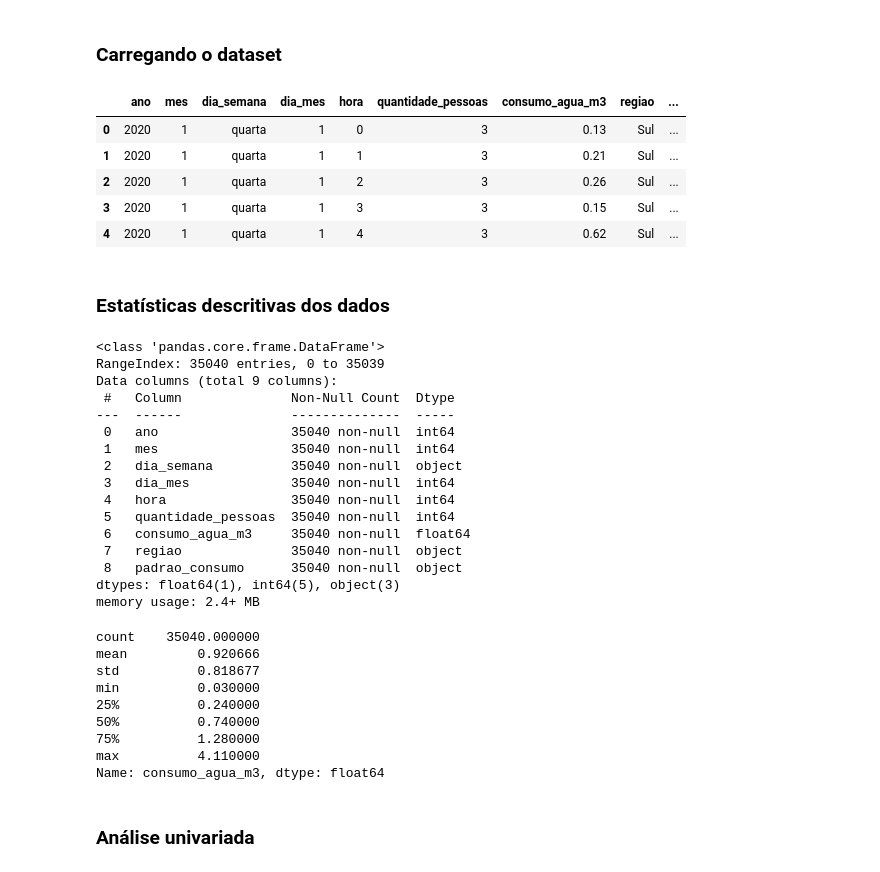
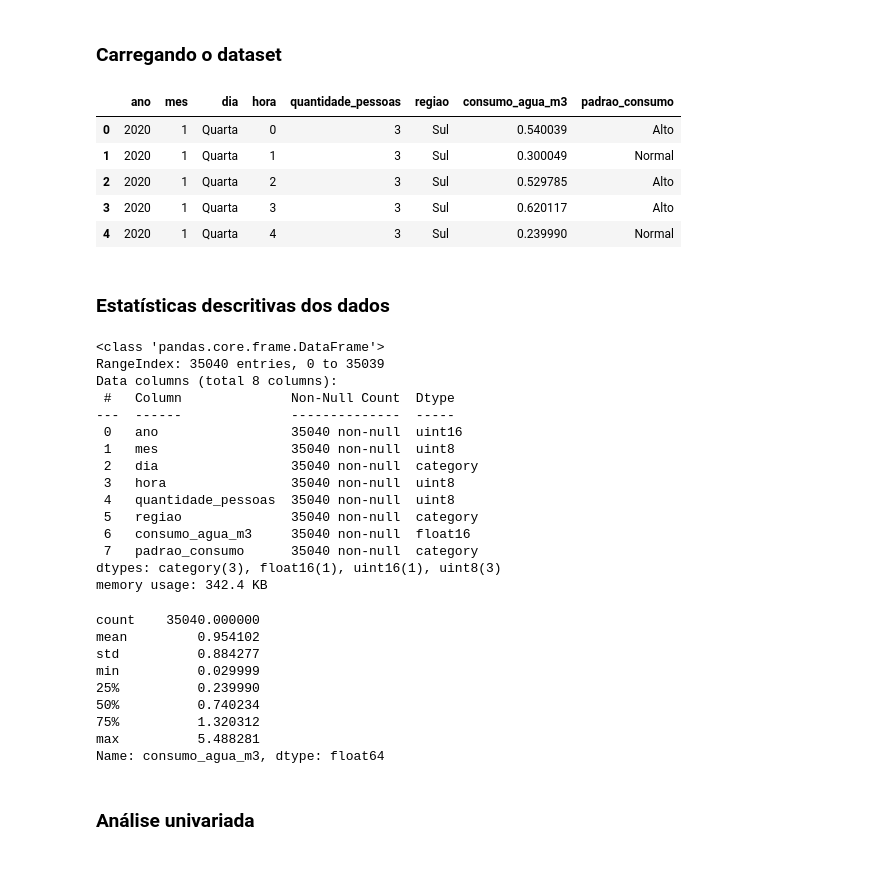
Before and after one commit to matheusssilva991/hackathon-cepedi, a Jupyter notebook: src/aed.ipynb, the cells around one changed output. Drawn from its saved outputs; the diff is of its cells as text; code cells hidden in the pictures.

```diff
--- a/src/aed.ipynb
+++ b/src/aed.ipynb
@@ -8,49 +7,48 @@ import numpy as np
 # %% [markdown]
 ### Carregando o dataset
 # %%
-path = "../data/dados_consumo_agua.csv"
+path = "../data/dados_consumo_agua.pkl"
 
-df_dados_agua = pd.read_csv(path, sep = ",")
-df_dados_agua.head()
+df = pd.read_pickle(path)
+df.head()
 # %% [output]
-|  | ano | mes | dia_semana | dia_mes | hora | quantidade_pessoas | consumo_agua_m3 | regiao | ... |
-| 0 | 2020 | 1 | quarta | 1 | 0 | 3 | 0.13 | Sul | ... |
-| 1 | 2020 | 1 | quarta | 1 | 1 | 3 | 0.21 | Sul | ... |
-| 2 | 2020 | 1 | quarta | 1 | 2 | 3 | 0.26 | Sul | ... |
-| 3 | 2020 | 1 | quarta | 1 | 3 | 3 | 0.15 | Sul | ... |
-| 4 | 2020 | 1 | quarta | 1 | 4 | 3 | 0.62 | Sul | ... |
+|  | ano | mes | dia | hora | quantidade_pessoas | regiao | consumo_agua_m3 | padrao_consumo |
+| 0 | 2020 | 1 | Quarta | 0 | 3 | Sul | 0.540039 | Alto |
+| 1 | 2020 | 1 | Quarta | 1 | 3 | Sul | 0.300049 | Normal |
+| 2 | 2020 | 1 | Quarta | 2 | 3 | Sul | 0.529785 | Alto |
+| 3 | 2020 | 1 | Quarta | 3 | 3 | Sul | 0.620117 | Alto |
+| 4 | 2020 | 1 | Quarta | 4 | 3 | Sul | 0.239990 | Normal |
 # %% [markdown]
 ### Estatísticas descritivas dos dados
 # %%
-df_dados_agua.info()
+df.info()
 # %% [output]
 <class 'pandas.core.frame.DataFrame'>
 RangeIndex: 35040 entries, 0 to 35039
-Data columns (total 9 columns):
+Data columns (total 8 columns):
  #   Column              Non-Null Count  Dtype
 ---  ------              --------------  -----
- 0   ano                 35040 non-null  int64
- 1   mes                 35040 non-null  int64
- 2   dia_semana          35040 non-null  object
- 3   dia_mes             35040 non-null  int64
- 4   hora                35040 non-null  int64
- 5   quantidade_pessoas  35040 non-null  int64
- 6   consumo_agua_m3     35040 non-null  float64
- 7   regiao              35040 non-null  object
- 8   padrao_consumo      35040 non-null  object
-dtypes: float64(1), int64(5), object(3)
-memory usage: 2.4+ MB
+ 0   ano                 35040 non-null  uint16
+ 1   mes                 35040 non-null  uint8
+ 2   dia                 35040 non-null  category
+ 3   hora                35040 non-null  uint8
+ 4   quantidade_pessoas  35040 non-null  uint8
+ 5   regiao              35040 non-null  category
+ 6   consumo_agua_m3     35040 non-null  float16
+ 7   padrao_consumo      35040 non-null  category
+dtypes: category(3), float16(1), uint16(1), uint8(3)
+memory usage: 342.4 KB
 # %%
-df_dados_agua['consumo_agua_m3'].describe()
+df['consumo_agua_m3'].describe()
 # %% [output]
 count    35040.000000
-mean         0.920666
-std          0.818677
-min          0.030000
-25%          0.240000
-50%          0.740000
-75%          1.280000
-max          4.110000
+mean         0.954102
+std          0.884277
+min          0.029999
+25%          0.239990
+50%          0.740234
+75%          1.320312
+max          5.488281
 Name: consumo_agua_m3, dtype: float64
 # %% [markdown]
 ### Análise univariada
```
Also changed, not shown: parts of 7 cells of this notebook, 6 other files.
